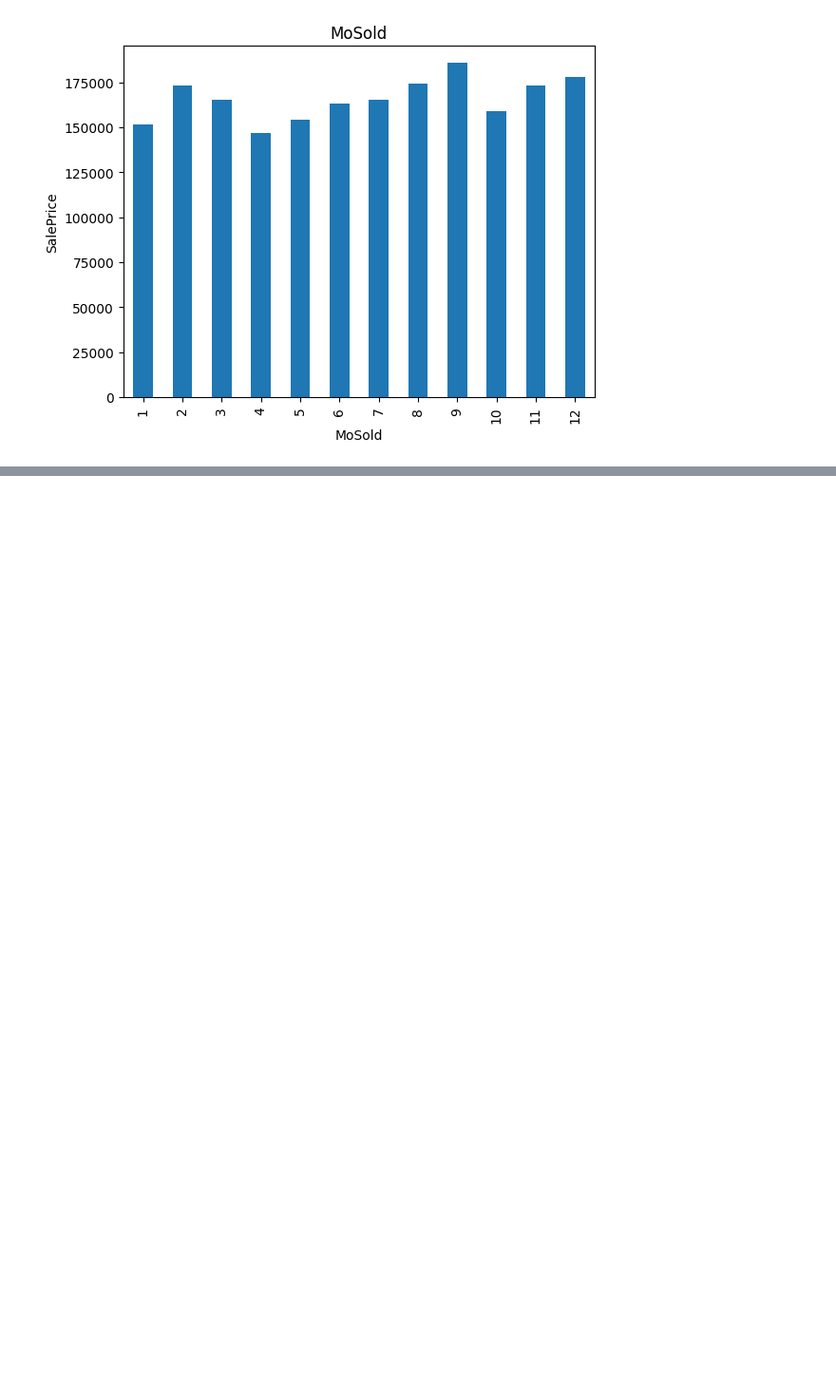
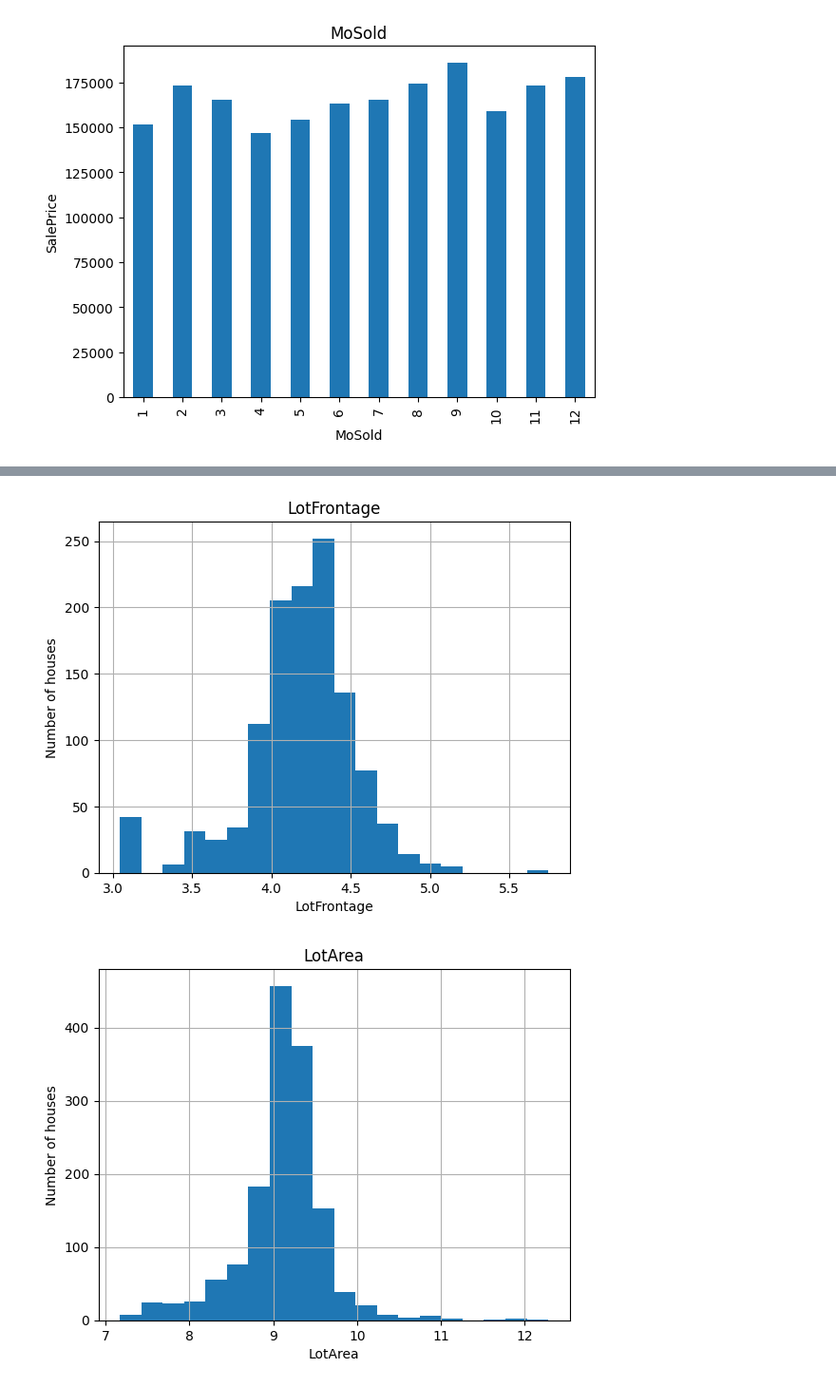
Before and after one commit to adwiza/rl, a Jupyter notebook: HousePrice.ipynb, the cells around one changed output, grey strips where cells are left out. Shown at 95% size. Drawn from its saved outputs; the diff is of its cells as text; code cells hidden in the pictures; blank space fills up the shorter version.

```diff
--- a/HousePrice.ipynb
+++ b/HousePrice.ipynb
@@ -202,0 +205,5 @@ for var in discrete_vars:
+# %%
+# List of continuous variables
+cont_vars = [var for var in num_vars if var not in discrete_vars+year_vars+['Id']]
+
+print('Numer of continuaous variables: ', len(cont_vars))
@@ -202,0 +222,22 @@ for var in discrete_vars:
+# %%
+# Let's go ahead and analyse the distributions of these variables
+def analyse_transformed_continuous(df, var):
+    df = df.copy()
+
+    # Log doues not take negative values, so let's be careful and skip those variables
+    if 0 in data[var].unique():
+        pass
+    else:
+        # Log transform the variable
+        df[var] = np.log(df[var])
+        df[var].hist(bins=20)
+        plt.ylabel('Number of houses')
+        plt.xlabel(var)
+        plt.title(var)
+        plt.show()
+
+for var in cont_vars:
+    analyse_transformed_continuous(data, var)
+# %% [output]
+[figure, added]
+[figure, added]
```
Also changed, not shown: parts of 18 cells of this notebook, 1 other file.
